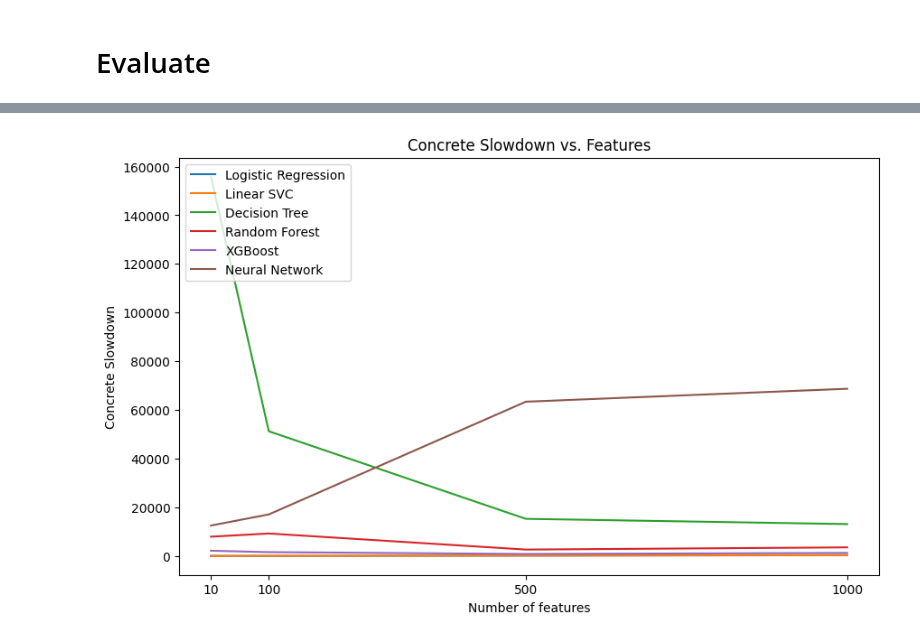
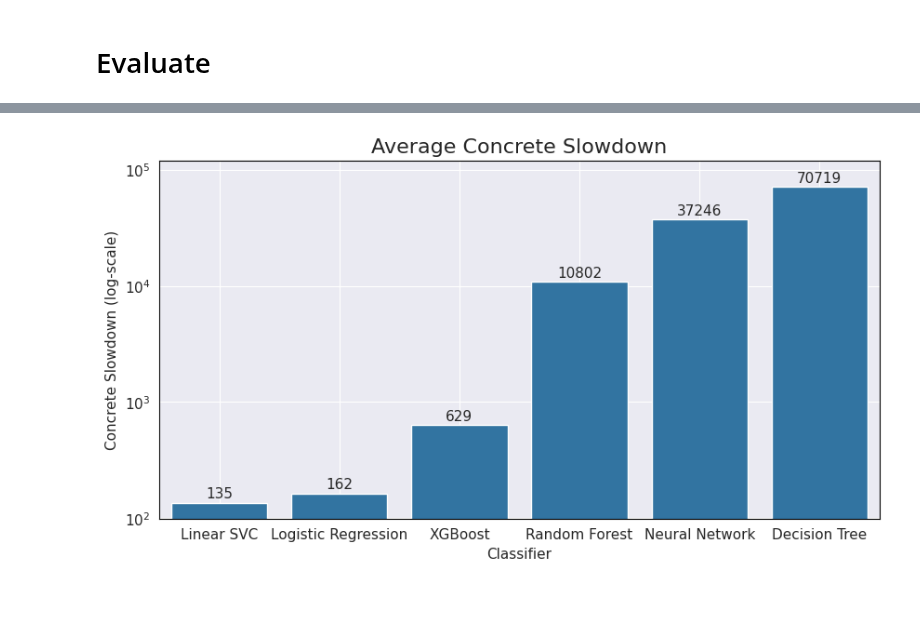
Before and after one commit to lstk44/Homomorphic-Encryption, a Jupyter notebook: HEBasicsNotebooks/ConcreteMLScalability.ipynb, the cells around one changed output, grey strips where cells are left out. Saved outputs shown, nothing was run; the diff lists cells and outputs as text; code cells hidden in the pictures; blank space fills up the shorter version.

```diff
--- a/HEBasicsNotebooks/ConcreteMLScalability.ipynb
+++ b/HEBasicsNotebooks/ConcreteMLScalability.ipynb
@@ -177,12 +171,25 @@ plt.show()
-# %%
-# plot slowdown per sample n_feat
-plt.figure(figsize=(10, 6))
-sns.lineplot(data=df, x='Features', y='Concrete Slowdown', hue='Classifier', ci=None)
-plt.xticks(feature_sizes)
-plt.xlabel('Number of features')
-plt.ylabel('Concrete Slowdown')
-plt.title('Concrete Slowdown vs. Features')
-plt.legend(loc='upper left')
-plt.show()
-# %% [output]
-[figure, removed]
+# %%
+# plot average slowdown
+plt.figure(figsize=(10, 5))
+sns.barplot(data=df_avg, x='Classifier', y='Concrete Slowdown')
+plt.xlabel('Classifier', fontsize=ax_fontsize)
+plt.ylabel('Concrete Slowdown (log-scale)', fontsize=ax_fontsize)
+plt.title('Average Concrete Slowdown', fontsize=title_fontsize)
+plt.xticks(fontsize=ax_fontsize)
+plt.yticks(fontsize=ax_fontsize)
+plt.gca().set_facecolor(background_color)
+# gridlines white
+plt.grid(color=grid_color)
+plt.yscale('log')
+margin = df_avg['Concrete Slowdown'].max()*1.7
+plt.ylim(0, margin)
+for index, value in enumerate(df_avg['Concrete Slowdown']):
+    plt.text(index, value *1.1, int(value), ha='center', fontsize=ax_fontsize)
+# black borders
+plt.gca().spines['bottom'].set_color('black')
+plt.gca().spines['top'].set_color('black')
+plt.gca().spines['right'].set_color('black')
+plt.gca().spines['left'].set_color('black')
+plt.show()
+# %% [output]
+[figure, added]
```
Also changed, not shown: parts of 7 cells of this notebook, 3 other files.
